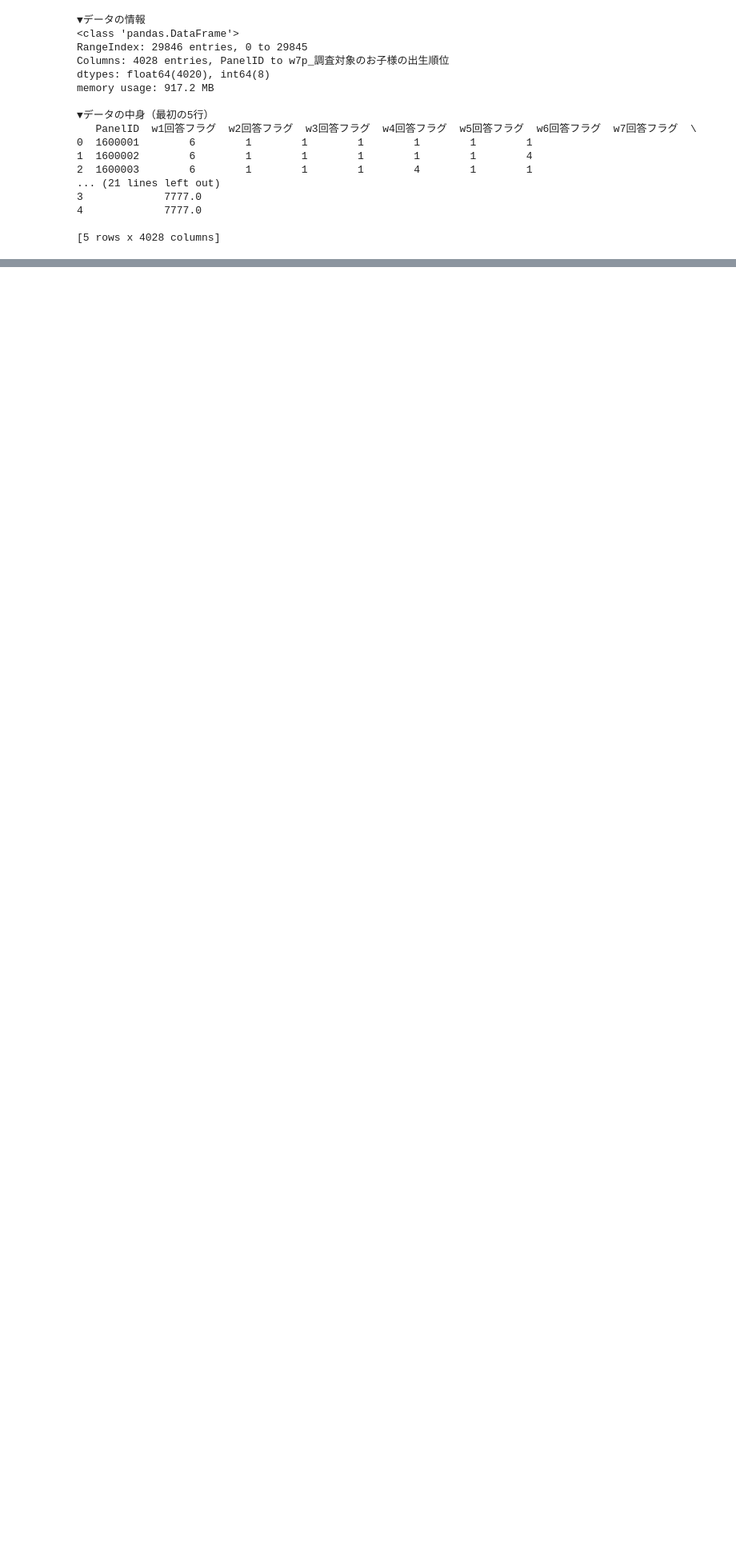
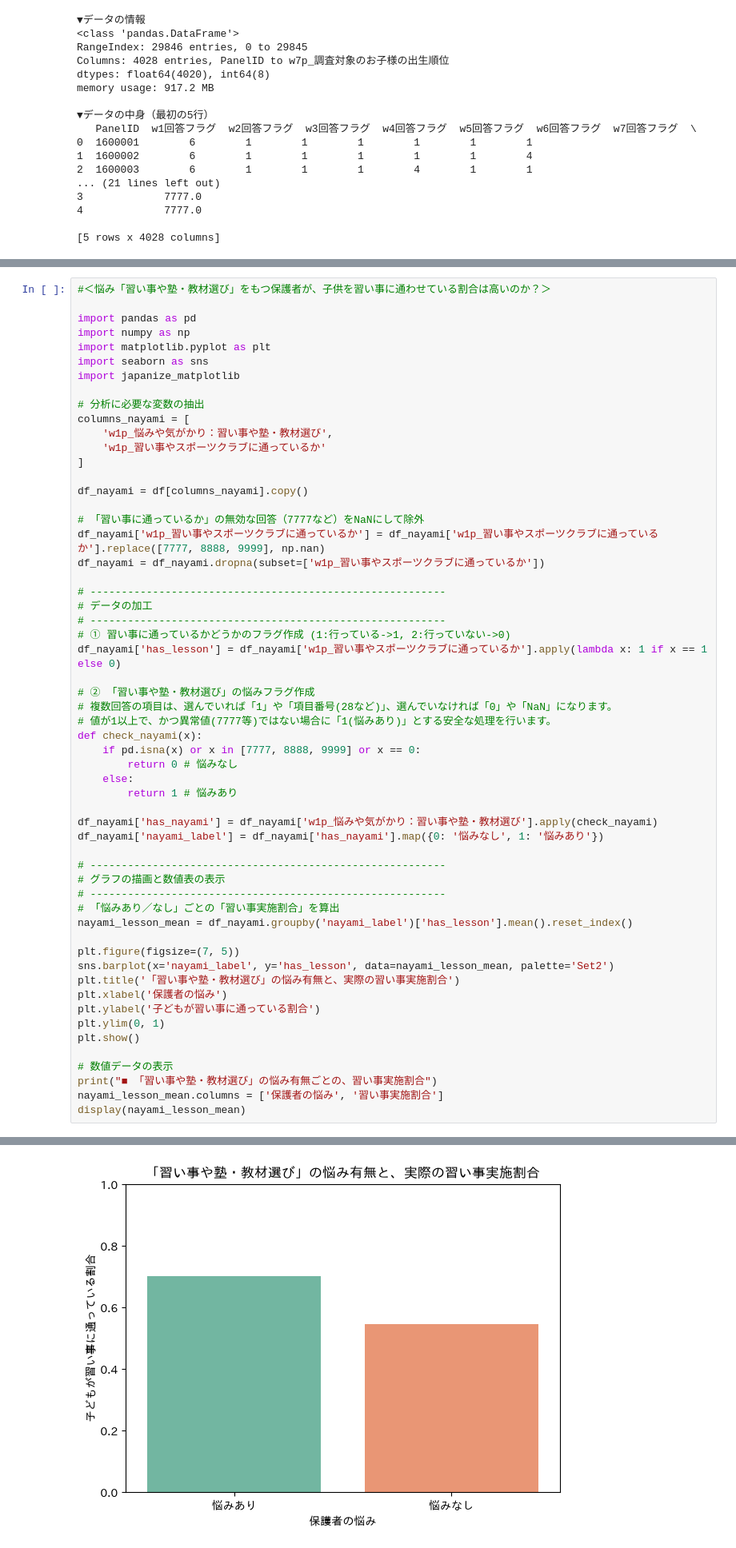
Before and after one commit to KyosukeNagai/DataScienceCompetition, a Jupyter notebook: Calculate.ipynb, the cells around one changed output, grey strips where cells are left out. Shown at 80% size. Saved outputs shown, nothing was run; the diff lists cells and outputs as text; blank space fills up the shorter version.

```diff
--- a/Calculate.ipynb
+++ b/Calculate.ipynb
@@ -140,3 +140,61 @@ round(cross_table, 1)
 | 9.0 | 12.9 | 15.3 | 12.9 | 4.1 | 5.9 | 2.4 | 1.2 | 45.3 |
 | 10.0 | 12.4 | 24.7 | 15.5 | 3.1 | 1.0 | 2.1 | 3.1 | 38.1 |
 | 11.0 | 8.6 | 14.2 | 8.6 | 4.1 | 2.0 | 0.7 | 1.1 | 60.9 |
+# %%
+#＜悩み「習い事や塾・教材選び」をもつ保護者が、子供を習い事に通わせている割合は高いのか？＞
+
+import pandas as pd
+import numpy as np
+import matplotlib.pyplot as plt
+import seaborn as sns
+import japanize_matplotlib
+
+# 分析に必要な変数の抽出
+columns_nayami = [
+    'w1p_悩みや気がかり：習い事や塾・教材選び',
+    'w1p_習い事やスポーツクラブに通っているか'
+]
+
+df_nayami = df[columns_nayami].copy()
+
+# 「習い事に通っているか」の無効な回答（7777など）をNaNにして除外
+df_nayami['w1p_習い事やスポーツクラブに通っているか'] = df_nayami['w1p_習い事やスポーツクラブに通っているか'].replace([7777, 8888, 9999], np.nan)
+df_nayami = df_nayami.dropna(subset=['w1p_習い事やスポーツクラブに通っているか'])
+
+# ---------------------------------------------------------
+# データの加工
+# ---------------------------------------------------------
+# ① 習い事に通っているかどうかのフラグ作成 (1:行っている->1, 2:行っていない->0)
+df_nayami['has_lesson'] = df_nayami['w1p_習い事やスポーツクラブに通っているか'].apply(lambda x: 1 if x == 1 else 0)
+
+# ② 「習い事や塾・教材選び」の悩みフラグ作成
+# 複数回答の項目は、選んでいれば「1」や「項目番号(28など)」、選んでいなければ「0」や「NaN」になります。
+# 値が1以上で、かつ異常値(7777等)ではない場合に「1(悩みあり)」とする安全な処理を行います。
+def check_nayami(x):
+    if pd.isna(x) or x in [7777, 8888, 9999] or x == 0:
+        return 0 # 悩みなし
+    else:
+        return 1 # 悩みあり
+
+df_nayami['has_nayami'] = df_nayami['w1p_悩みや気がかり：習い事や塾・教材選び'].apply(check_nayami)
+df_nayami['nayami_label'] = df_nayami['has_nayami'].map({0: '悩みなし', 1: '悩みあり'})
+
+# ---------------------------------------------------------
+# グラフの描画と数値表の表示
+# ---------------------------------------------------------
+# 「悩みあり／なし」ごとの「習い事実施割合」を算出
+nayami_lesson_mean = df_nayami.groupby('nayami_label')['has_lesson'].mean().reset_index()
+
+plt.figure(figsize=(7, 5))
+sns.barplot(x='nayami_label', y='has_lesson', data=nayami_lesson_mean, palette='Set2')
+plt.title('「習い事や塾・教材選び」の悩み有無と、実際の習い事実施割合')
+plt.xlabel('保護者の悩み')
+plt.ylabel('子どもが習い事に通っている割合')
+plt.ylim(0, 1)
+plt.show()
+
+# 数値データの表示
+print("■ 「習い事や塾・教材選び」の悩み有無ごとの、習い事実施割合")
+nayami_lesson_mean.columns = ['保護者の悩み', '習い事実施割合']
+display(nayami_lesson_mean)
+# %% [output]
@@ -142,0 +204 @@ round(cross_table, 1)
+[figure, added]
```
Also changed, not shown: parts of 6 cells of this notebook, 1 other file.
